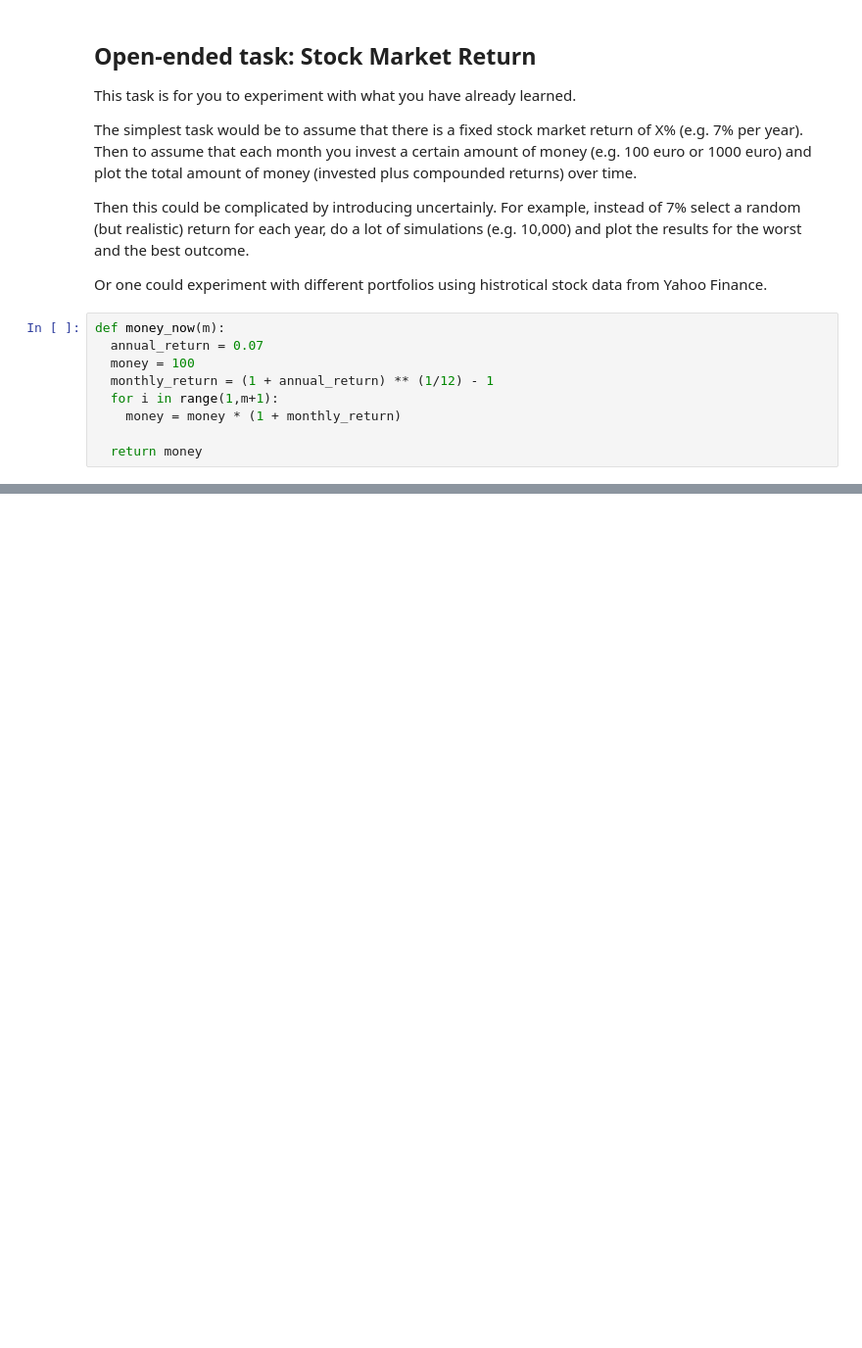
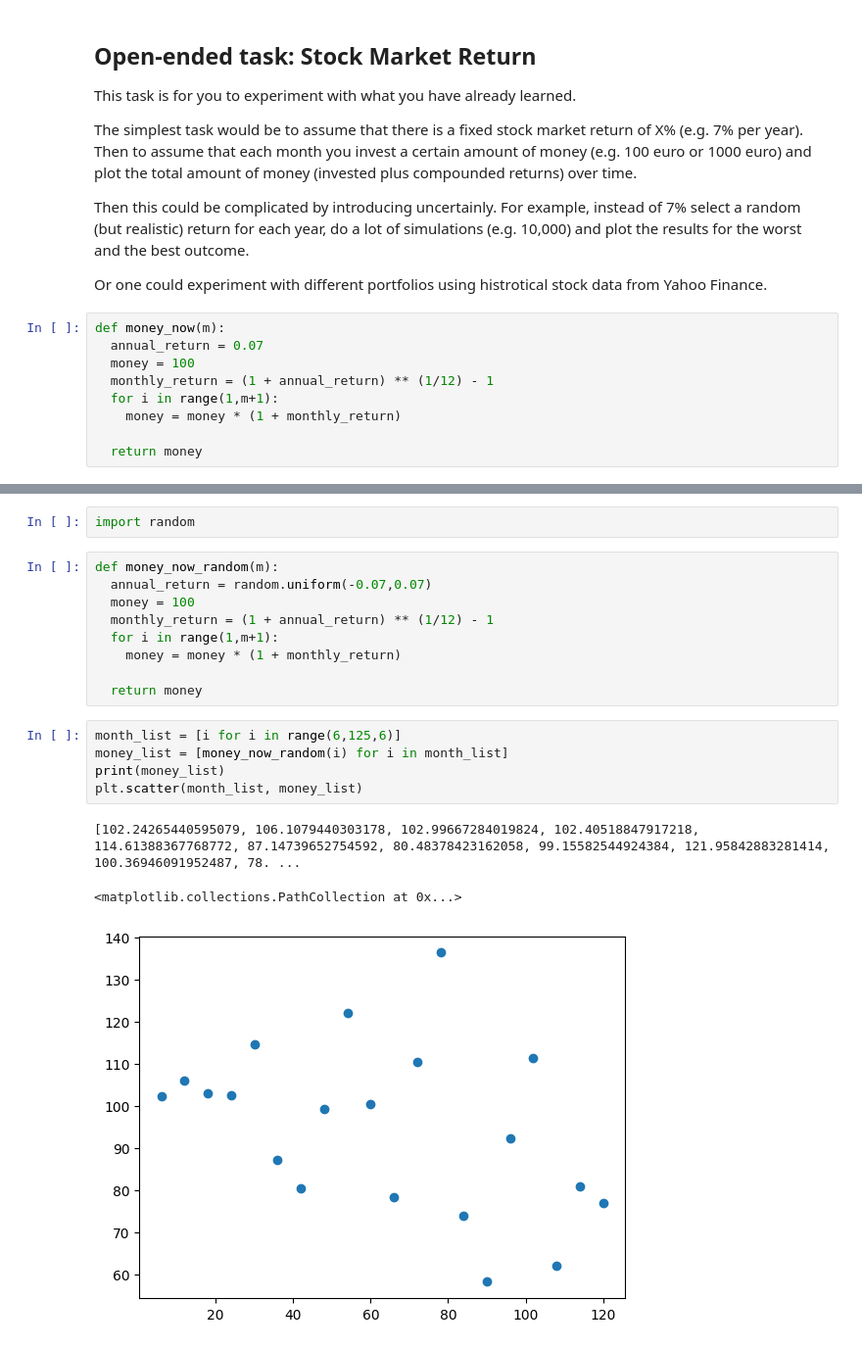
Before and after one commit to andy7622y/myfb, a Jupyter notebook: IS557/1Exercise 06.ipynb, the cells around one changed output, grey strips where cells are left out. Shown at 98% size. Drawn from its saved outputs; the diff is of its cells as text; blank space fills up the shorter version.

```diff
--- a/IS557/1Exercise 06.ipynb
+++ b/IS557/1Exercise 06.ipynb
@@ -183 +154,21 @@ TypeError: 'str' object is not callable
 [figure]
+# %%
+import random
+# %%
+def money_now_random(m):
+  annual_return = random.uniform(-0.07,0.07)
+  money = 100
+  monthly_return = (1 + annual_return) ** (1/12) - 1
+  for i in range(1,m+1):
+    money = money * (1 + monthly_return)
+
+  return money
+# %%
+month_list = [i for i in range(6,125,6)]
+money_list = [money_now_random(i) for i in month_list]
+print(money_list)
+plt.scatter(month_list, money_list)
+# %% [output]
+[102.24265440595079, 106.1079440303178, 102.99667284019824, 102.40518847917218, 114.61388367768772, 87.14739652754592, 80.48378423162058, 99.15582544924384, 121.95842883281414, 100.36946091952487, 78. ...
+<matplotlib.collections.PathCollection at 0x...>
+[figure, added]
```
Also changed, not shown: parts of 5 cells of this notebook.
